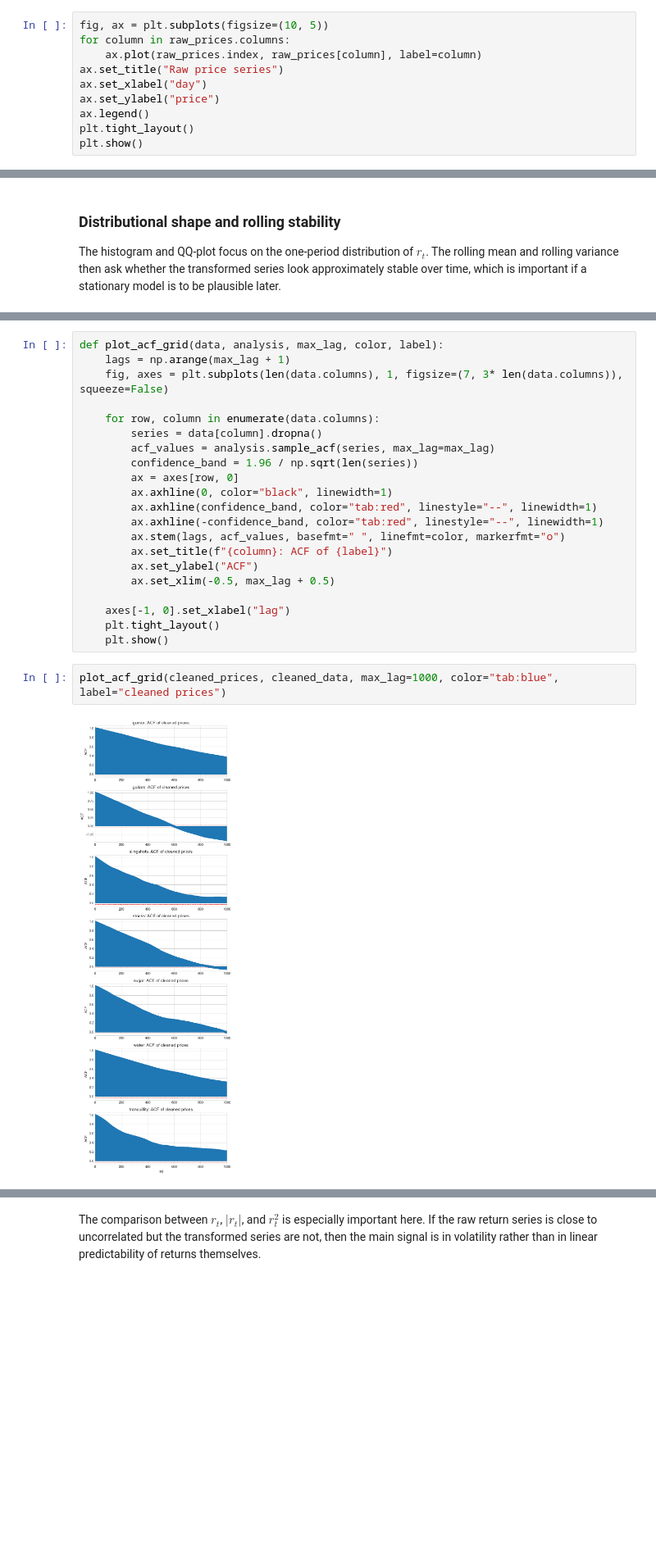
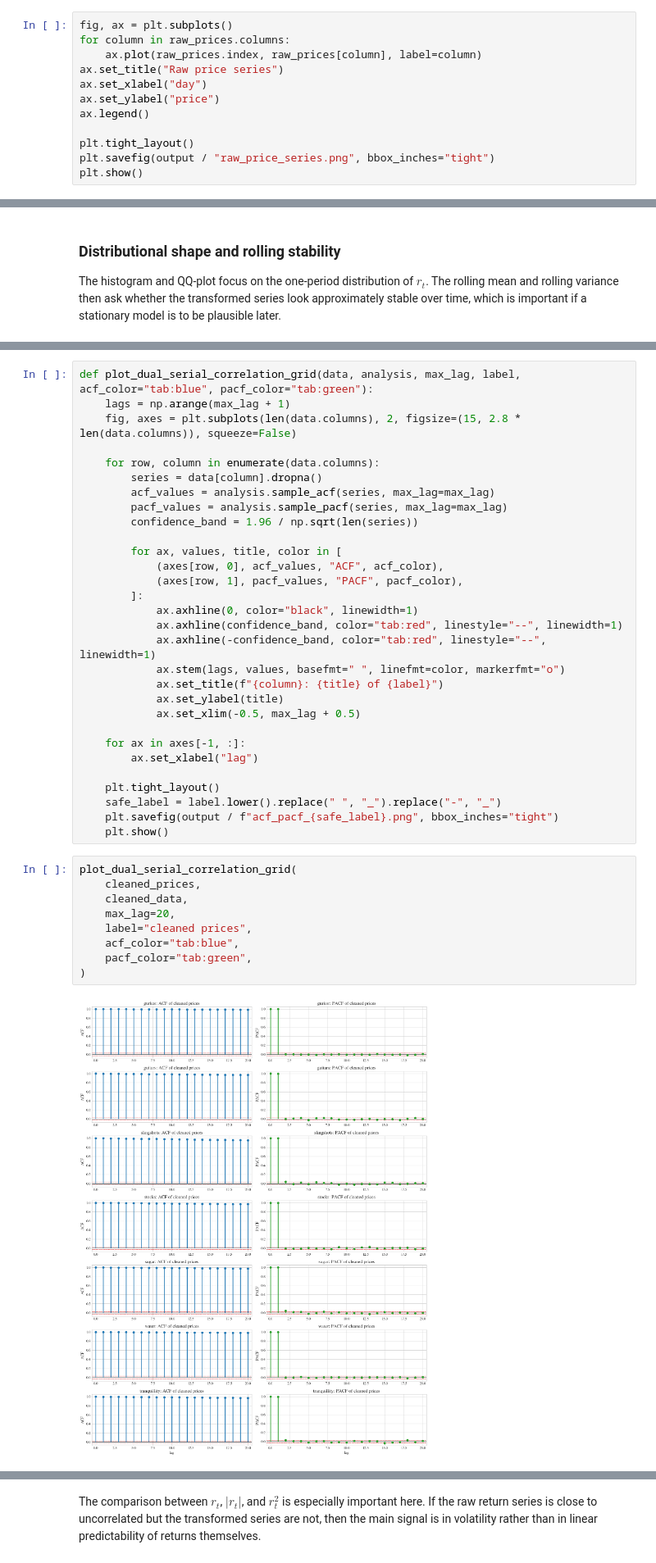
Before and after one commit to PeOll/TMS088, a Jupyter notebook: Subtasks/task1.ipynb, the cells around one changed output, grey strips where cells are left out. Shown at 82% size. Saved outputs shown, nothing was run; the diff lists cells and outputs as text; blank space fills up the shorter version.

```diff
--- a/Subtasks/task1.ipynb
+++ b/Subtasks/task1.ipynb
@@ -65,13 +57,15 @@ Raw shape: (5456, 7)
 # %% [markdown]
 The raw price plot is useful for spotting level shifts, obvious trends, and values that are completely out of scale with their neighbors.
 # %%
-fig, ax = plt.subplots(figsize=(10, 5))
+fig, ax = plt.subplots()
 for column in raw_prices.columns:
     ax.plot(raw_prices.index, raw_prices[column], label=column)
 ax.set_title("Raw price series")
 ax.set_xlabel("day")
 ax.set_ylabel("price")
 ax.legend()
+
 plt.tight_layout()
+plt.savefig(output / "raw_price_series.png", bbox_inches="tight")
 plt.show()
 # %% [output]
@@ -237,26 +236,42 @@ If the raw price series are nonstationary, their ACFs should decay slowly rather
 # %%
-def plot_acf_grid(data, analysis, max_lag, color, label):
+def plot_dual_serial_correlation_grid(data, analysis, max_lag, label, acf_color="tab:blue", pacf_color="tab:green"):
     lags = np.arange(max_lag + 1)
-    fig, axes = plt.subplots(len(data.columns), 1, figsize=(7, 3* len(data.columns)), squeeze=False)
+    fig, axes = plt.subplots(len(data.columns), 2, figsize=(15, 2.8 * len(data.columns)), squeeze=False)
 
     for row, column in enumerate(data.columns):
         series = data[column].dropna()
         acf_values = analysis.sample_acf(series, max_lag=max_lag)
+        pacf_values = analysis.sample_pacf(series, max_lag=max_lag)
         confidence_band = 1.96 / np.sqrt(len(series))
-        ax = axes[row, 0]
-        ax.axhline(0, color="black", linewidth=1)
-        ax.axhline(confidence_band, color="tab:red", linestyle="--", linewidth=1)
-        ax.axhline(-confidence_band, color="tab:red", linestyle="--", linewidth=1)
-        ax.stem(lags, acf_values, basefmt=" ", linefmt=color, markerfmt="o")
-        ax.set_title(f"{column}: ACF of {label}")
-        ax.set_ylabel("ACF")
-        ax.set_xlim(-0.5, max_lag + 0.5)
 
-    axes[-1, 0].set_xlabel("lag")
+        for ax, values, title, color in [
+            (axes[row, 0], acf_values, "ACF", acf_color),
+            (axes[row, 1], pacf_values, "PACF", pacf_color),
+        ]:
+            ax.axhline(0, color="black", linewidth=1)
+            ax.axhline(confidence_band, color="tab:red", linestyle="--", linewidth=1)
+            ax.axhline(-confidence_band, color="tab:red", linestyle="--", linewidth=1)
+            ax.stem(lags, values, basefmt=" ", linefmt=color, markerfmt="o")
+            ax.set_title(f"{column}: {title} of {label}")
+            ax.set_ylabel(title)
+            ax.set_xlim(-0.5, max_lag + 0.5)
+
+    for ax in axes[-1, :]:
+        ax.set_xlabel("lag")
+
     plt.tight_layout()
+    safe_label = label.lower().replace(" ", "_").replace("-", "_")
+    plt.savefig(output / f"acf_pacf_{safe_label}.png", bbox_inches="tight")
     plt.show()
 # %%
-plot_acf_grid(cleaned_prices, cleaned_data, max_lag=1000, color="tab:blue", label="cleaned prices")
+plot_dual_serial_correlation_grid(
+    cleaned_prices,
+    cleaned_data,
+    max_lag=20,
+    label="cleaned prices",
+    acf_color="tab:blue",
+    pacf_color="tab:green",
+)
 # %% [output]
-[figure, old version]
+[figure, new version]
 # %% [markdown]
```
Also changed, not shown: parts of 21 cells of this notebook, 12 other files.
